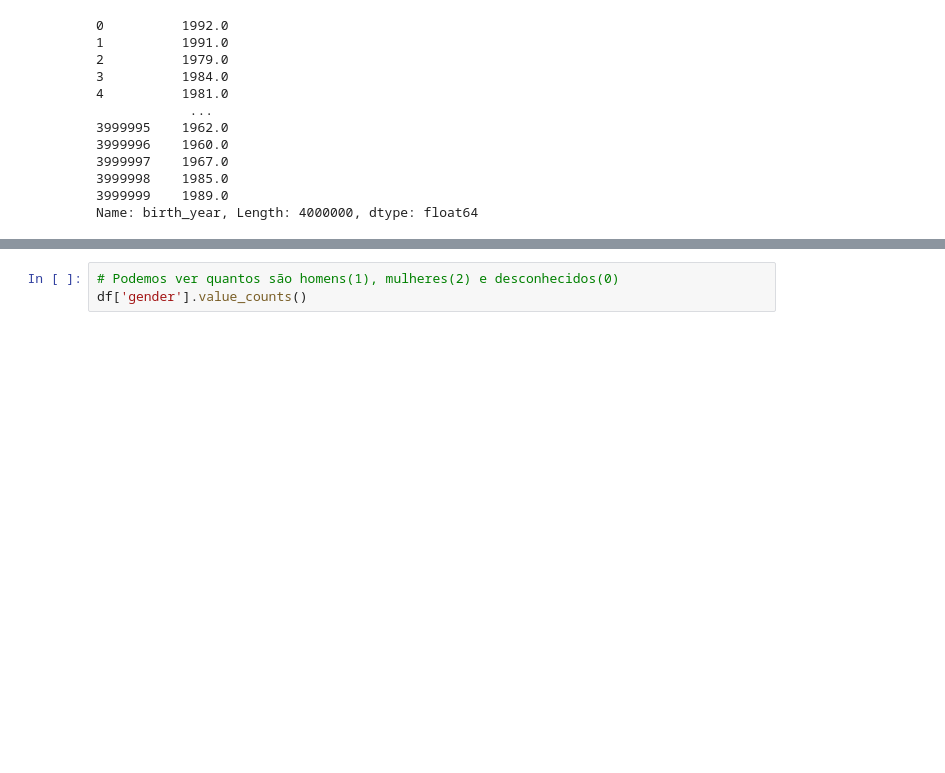
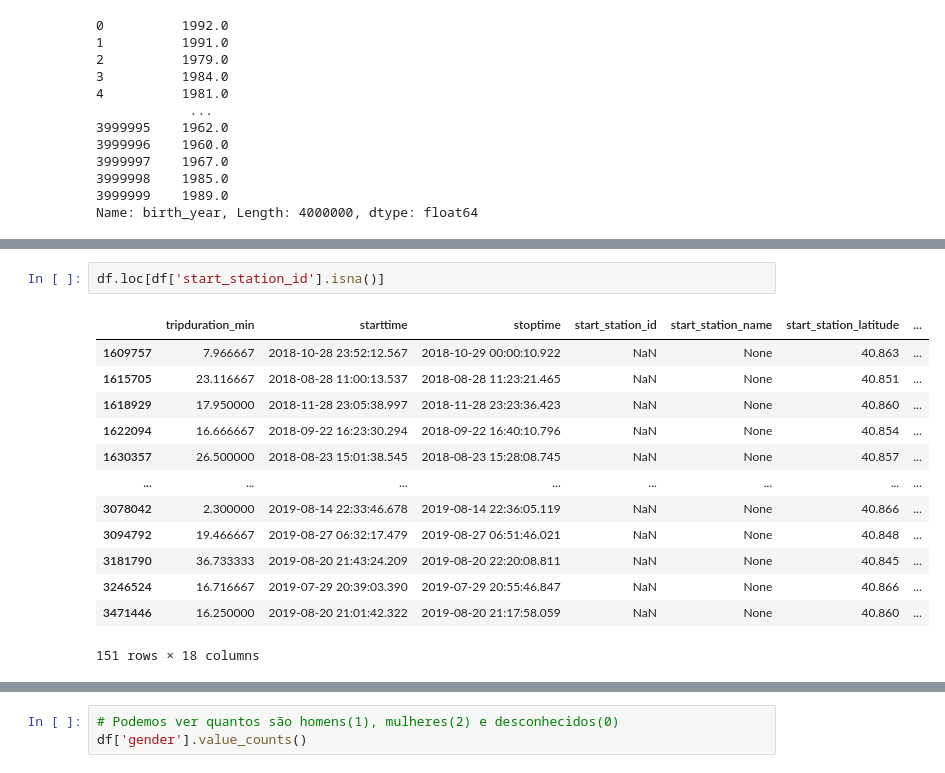
Before and after one commit to luiz-phy/Projeto-Citi-Bike, a Jupyter notebook: Projeto_Citi_Bike.ipynb, the cells around one changed output, grey strips where cells are left out. Saved outputs shown, nothing was run; the diff lists cells and outputs as text; blank space fills up the shorter version.

```diff
--- a/Projeto_Citi_Bike.ipynb
+++ b/Projeto_Citi_Bike.ipynb
@@ -116,3 +227,19 @@ df.shape
+# %%
+df.loc[df['start_station_id'].isna()]
+# %% [output]
+|  | tripduration_min | starttime | stoptime | start_station_id | start_station_name | start_station_latitude | ... |
+| 1609757 | 7.966667 | 2018-10-28 23:52:12.567 | 2018-10-29 00:00:10.922 | NaN | None | 40.863 | ... |
+| 1615705 | 23.116667 | 2018-08-28 11:00:13.537 | 2018-08-28 11:23:21.465 | NaN | None | 40.851 | ... |
+| 1618929 | 17.950000 | 2018-11-28 23:05:38.997 | 2018-11-28 23:23:36.423 | NaN | None | 40.860 | ... |
+| 1622094 | 16.666667 | 2018-09-22 16:23:30.294 | 2018-09-22 16:40:10.796 | NaN | None | 40.854 | ... |
+| 1630357 | 26.500000 | 2018-08-23 15:01:38.545 | 2018-08-23 15:28:08.745 | NaN | None | 40.857 | ... |
+| ... | ... | ... | ... | ... | ... | ... | ... |
+| 3078042 | 2.300000 | 2019-08-14 22:33:46.678 | 2019-08-14 22:36:05.119 | NaN | None | 40.866 | ... |
+| 3094792 | 19.466667 | 2019-08-27 06:32:17.479 | 2019-08-27 06:51:46.021 | NaN | None | 40.848 | ... |
+| 3181790 | 36.733333 | 2019-08-20 21:43:24.209 | 2019-08-20 22:20:08.811 | NaN | None | 40.845 | ... |
+| 3246524 | 16.716667 | 2019-07-29 20:39:03.390 | 2019-07-29 20:55:46.847 | NaN | None | 40.866 | ... |
+| 3471446 | 16.250000 | 2019-08-20 21:01:42.322 | 2019-08-20 21:17:58.059 | NaN | None | 40.860 | ... |
+151 rows × 18 columns
 # %%
 df.isna().sum()   # Mostra o total de valores NaN em cada coluna
 # %% [output]
```
Also changed, not shown: parts of 28 cells of this notebook.
